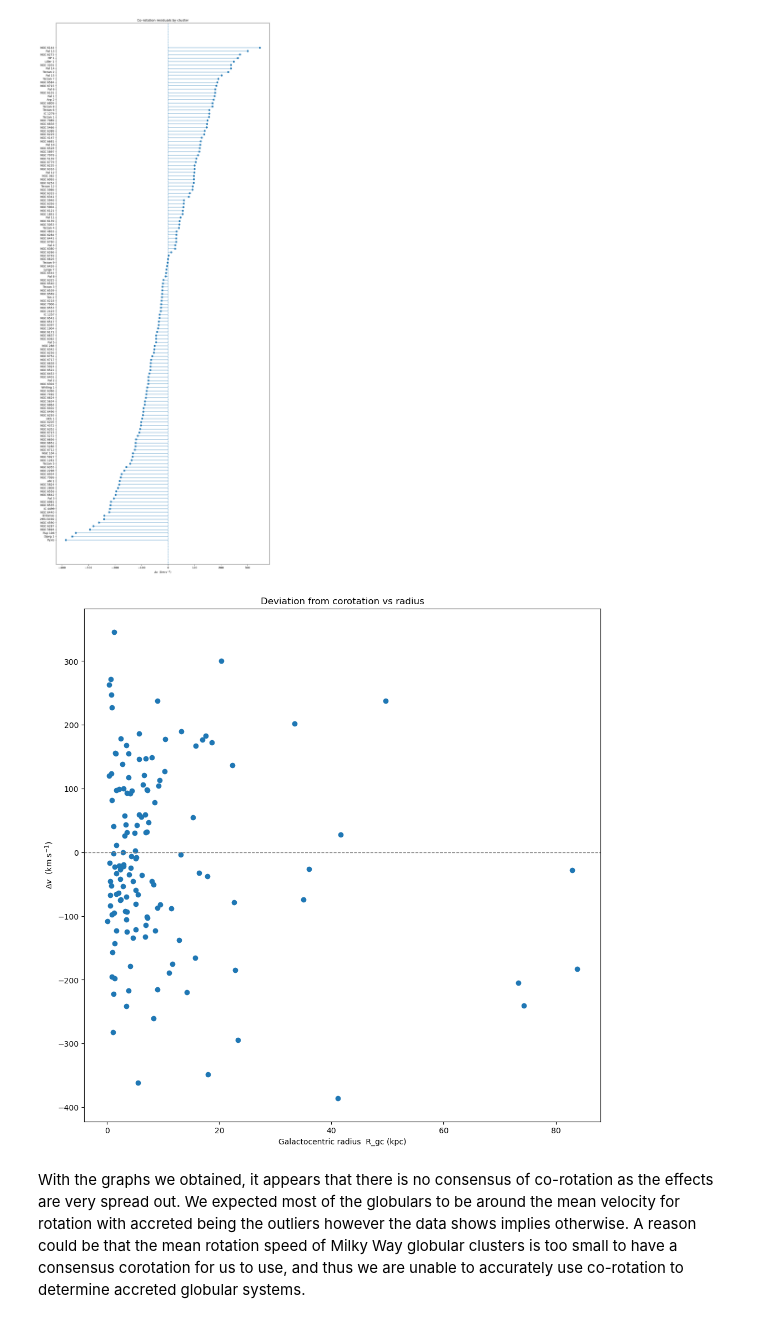
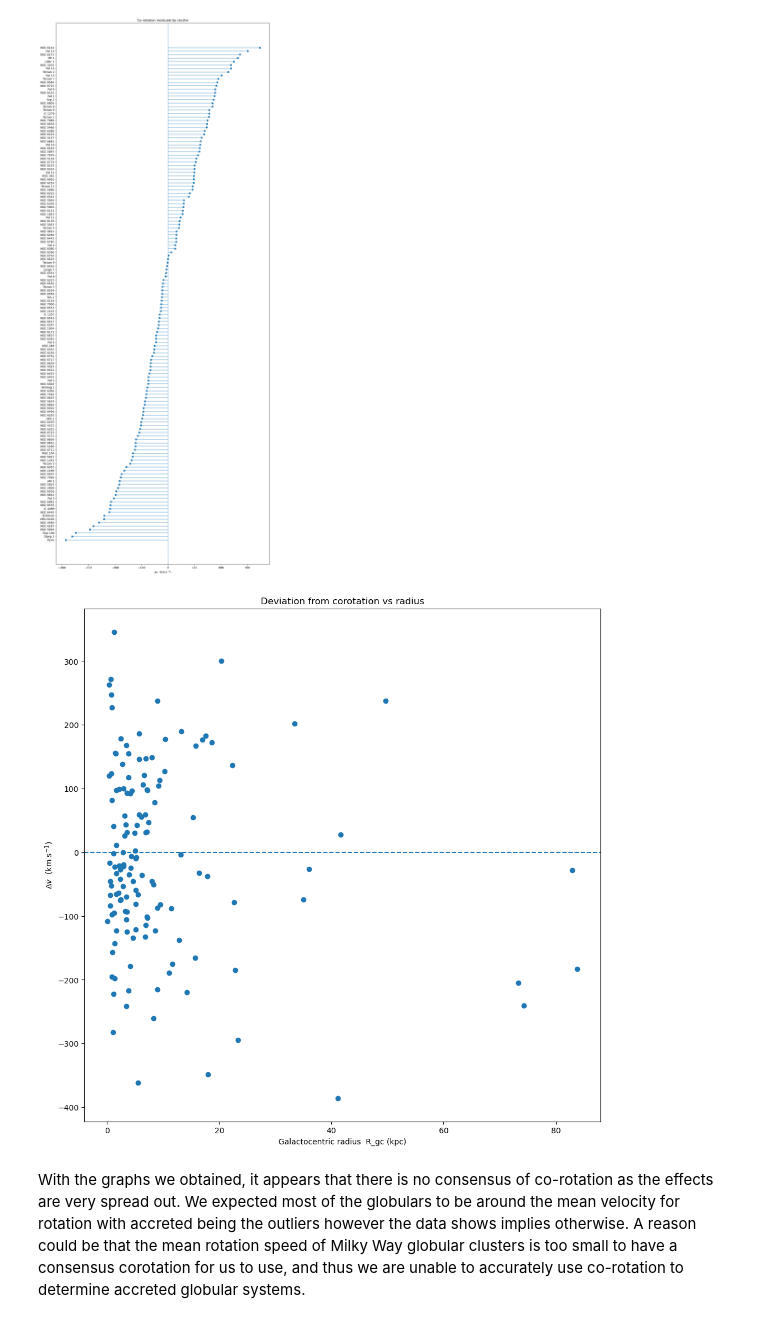
Before and after one commit to Frankyang2002/PHYS3116-Area-51-Interns, a Jupyter notebook: src/rotation_investigation.ipynb, the cells around one changed output. Saved outputs shown, nothing was run; the diff lists cells and outputs as text; code cells hidden in the pictures.

```diff
--- a/src/rotation_investigation.ipynb
+++ b/src/rotation_investigation.ipynb
@@ -79,7 +79,7 @@ Now we append this to the data:
 V_0 = 230
 l = np.radians(rotation_data['L'])
 b = np.radians(rotation_data['B'])
-rotation_data['v_GSR'] = (
+rotation_data['v_NC'] = (
     rotation_data['v_LSR'] +
     V_0*np.sin(l)*np.cos(b)
 )
@@ -133,6 +155,6 @@ Which comes from the projection of the predicted velocity into the line of sight
 # %%
 V_c = 230
-rotation_data['v_GSRmodel'] = (
+rotation_data['v_NCmodel'] = (
   ((R0/rotation_data['R']) * V_c - V_0) *
   np.sin(l) *
   np.cos(b)
@@ -153,6 +175,6 @@ $\Delta v = v_{GSR} - v_{model}^{GSR}$
 
 This value
 # %%
-rotation_data['v_delta'] = rotation_data['v_GSR'] - rotation_data['v_GSRmodel']
+rotation_data['v_delta'] = rotation_data['v_NC'] - rotation_data['v_NCmodel']
 rotation_data.head()
 # %% [output]
@@ -190,14 +213,14 @@ plt.show()
 [figure]
 # %%
 plt.figure(figsize=(12,12))
-plt.axhline(0, ls='--', lw=1, color='gray')
+plt.axhline(0, ls='--')
 
 plt.scatter(rotation_data['R'], rotation_data['v_delta'])
 plt.xlabel('Galactocentric radius  R_gc (kpc)')
 plt.ylabel(r'$\Delta v$  (km s$^{-1}$)')
 plt.title('Deviation from corotation vs radius')
 plt.show()
 # %% [output]
-[figure, old version]
+[figure, new version]
 # %% [markdown]
 With the graphs we obtained, it appears that there is no consensus of co-rotation as the effects are very spread out. We expected most of the globulars to be around the mean velocity for rotation with accreted being the outliers however the data shows implies otherwise. A reason could be that the mean rotation speed of Milky Way globular clusters is too small to have a consensus corotation for us to use, and thus we are unable to accurately use co-rotation to determine accreted globular systems.
```
Also changed, not shown: parts of 13 cells of this notebook.
